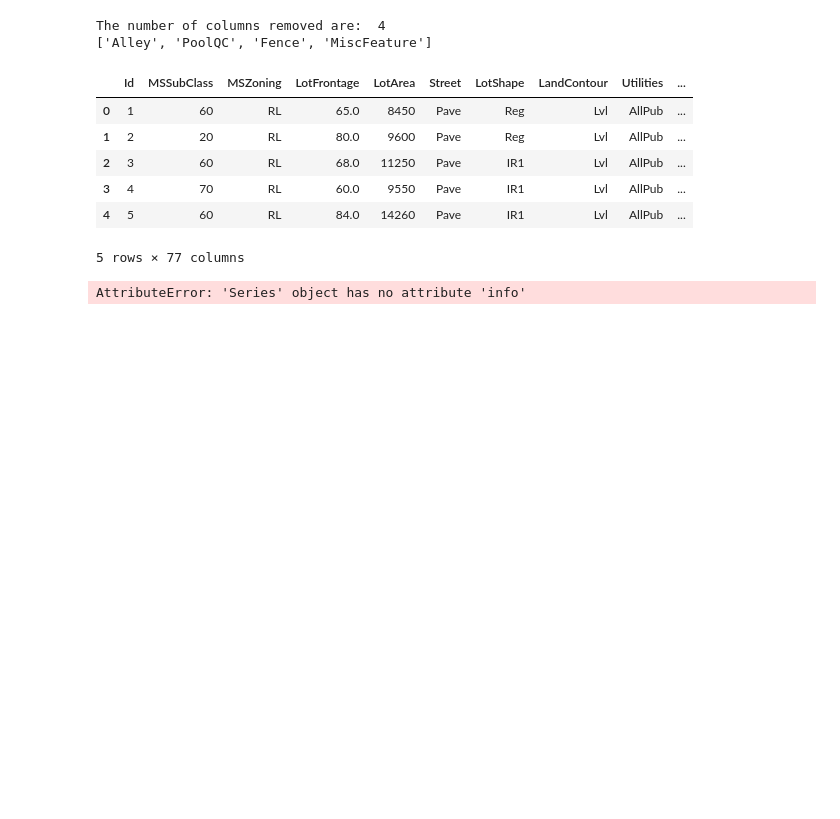
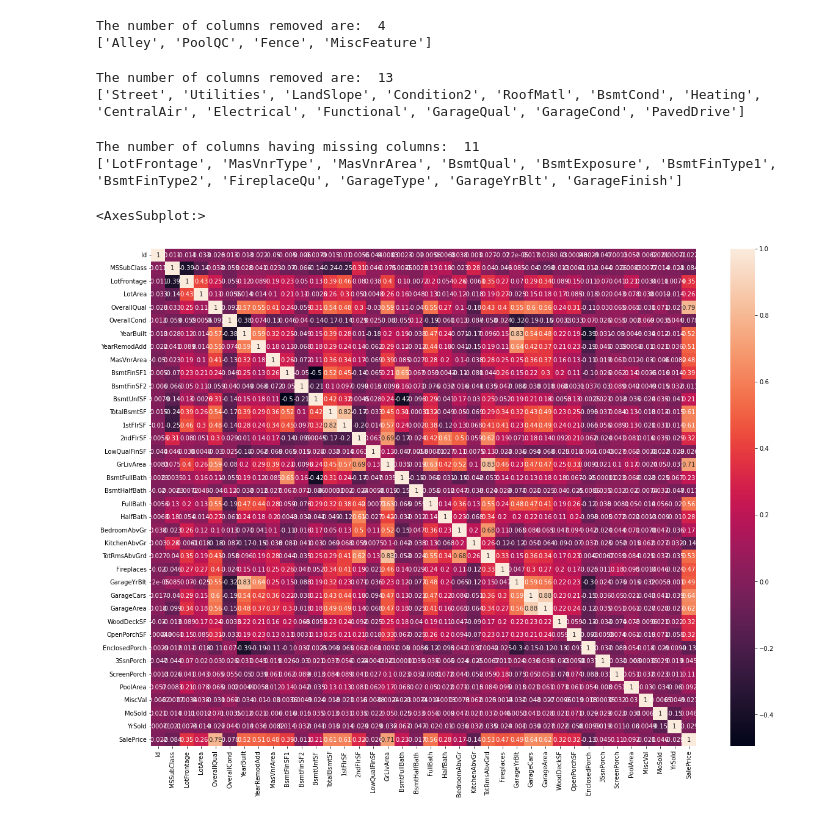
Before and after one commit to kvc0608/HousePricing, a Jupyter notebook: SurpriseHousing.ipynb, the cells around one changed output. Cells and saved outputs as stored; diff of their text form; code cells hidden in the pictures; blank space fills up the shorter version.

Commit message:
Added data cleaning

```diff
--- a/SurpriseHousing.ipynb
+++ b/SurpriseHousing.ipynb
@@ -44,10 +46,10 @@ dtypes: float64(3), int64(35), object(43)
 memory usage: 924.0+ KB
 # %%
 # Some of the columns have many missing values which will not help in building the model
-# Deleting the columns havving more than 50% of missing values
+# Deleting the columns havving more than 30% of missing values
 remo_col=[]
 for col in data.columns:
-    if data[col].isna().sum() > 0.5* len(data):
+    if data[col].isna().sum() > 0.7* len(data):
         data.drop(col,inplace=True,axis=1)
         remo_col.append(col)
 print("The number of columns removed are: ",len(remo_col))
@@ -55,17 +57,38 @@ print(remo_col)
 # %% [output]
 The number of columns removed are:  4
 ['Alley', 'PoolQC', 'Fence', 'MiscFeature']
-# %%
-data.head()
-# %% [output]
-|  | Id | MSSubClass | MSZoning | LotFrontage | LotArea | Street | LotShape | LandContour | Utilities | ... |
-| 0 | 1 | 60 | RL | 65.0 | 8450 | Pave | Reg | Lvl | AllPub | ... |
-| 1 | 2 | 20 | RL | 80.0 | 9600 | Pave | Reg | Lvl | AllPub | ... |
-| 2 | 3 | 60 | RL | 68.0 | 11250 | Pave | IR1 | Lvl | AllPub | ... |
-| 3 | 4 | 70 | RL | 60.0 | 9550 | Pave | IR1 | Lvl | AllPub | ... |
-| 4 | 5 | 60 | RL | 84.0 | 14260 | Pave | IR1 | Lvl | AllPub | ... |
-5 rows × 77 columns
-# %%
-data["EnclosedPorch"]
-# %% [output]
-AttributeError: 'Series' object has no attribute 'info'
+# %%
+# Sorting the data based on data type
+cat_data=data.loc[:,(data.dtypes == object).values]
+num_data= data.loc[:,~(data.dtypes == object).values]
+# %%
+# Removing columns having a single value occuring more than 90% of times
+single_rep_col = []
+for col in cat_data:
+    if (cat_data[col].value_counts(normalize=True).values)[0]>=0.9:
+        single_rep_col.append(col)
+        data.drop(col,inplace=True,axis=1)
+print("The number of columns removed are: ",len(single_rep_col))
+print(single_rep_col)
+# %% [output]
+The number of columns removed are:  13
+['Street', 'Utilities', 'LandSlope', 'Condition2', 'RoofMatl', 'BsmtCond', 'Heating', 'CentralAir', 'Electrical', 'Functional', 'GarageQual', 'GarageCond', 'PavedDrive']
+# %%
+# Checking columns having missing values in data
+mis_col=[]
+for col in data.columns:
+    if not(data[col].isna().sum() == 0):
+        mis_col.append(col)
+print("The number of columns having missing columns: ",len(mis_col))
+print(mis_col)
+# %% [output]
+The number of columns having missing columns:  11
+['LotFrontage', 'MasVnrType', 'MasVnrArea', 'BsmtQual', 'BsmtExposure', 'BsmtFinType1', 'BsmtFinType2', 'FireplaceQu', 'GarageType', 'GarageYrBlt', 'GarageFinish']
+# %%
+# Plotting corelation matrix between variables
+corr_mat = data.corr()
+plt.figure(figsize=(20,15))
+sns.heatmap(corr_mat,annot=True)
+# %% [output]
+<AxesSubplot:>
+[figure, added]
```
Also changed, not shown: parts of 1 cell of this notebook.
